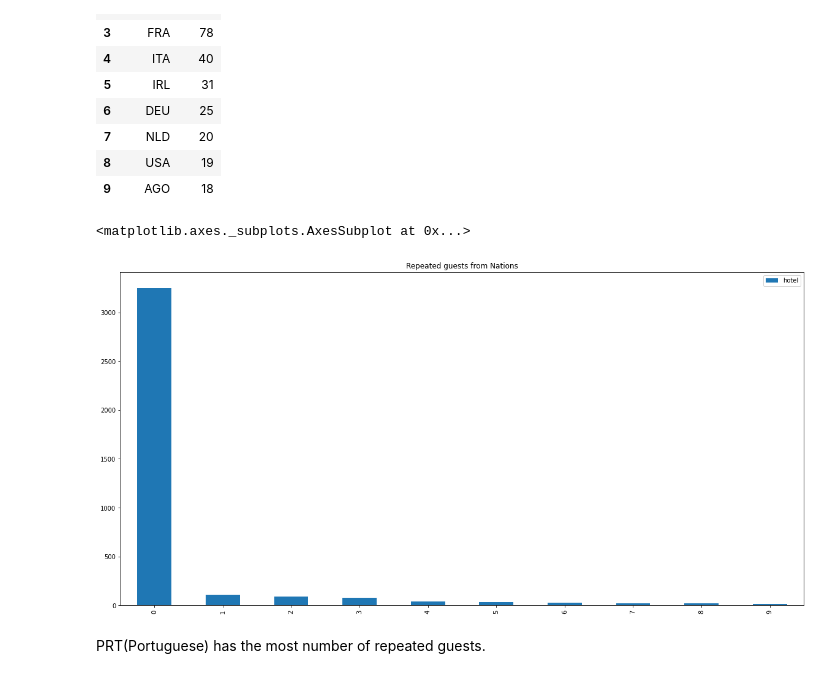
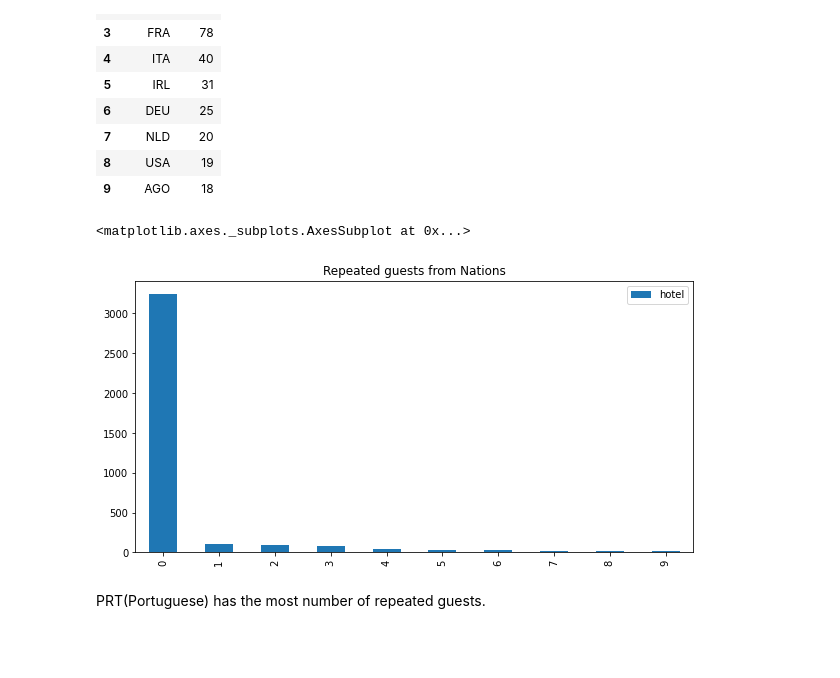
Before and after one commit to Ashik9576/Hotel-Booking-Analysis, a Jupyter notebook: Copy_of_Hotel_Booking_Analysis_Capstone_Project.ipynb, the cells around one changed output. Cells and saved outputs as stored; diff of their text form; code cells hidden in the pictures; blank space fills up the shorter version.

```diff
--- a/Copy_of_Hotel_Booking_Analysis_Capstone_Project.ipynb
+++ b/Copy_of_Hotel_Booking_Analysis_Capstone_Project.ipynb
@@ -293,9 +275,9 @@ repeated_guest
 | 8 | USA | 19 |
 | 9 | AGO | 18 |
 # %%
-repeated_guest.plot(kind='bar', figsize = (20,10), title = 'Repeated guests from Nations')
+repeated_guest.plot(kind='bar', figsize = (10,5), title = 'Repeated guests from Nations')
 # %% [output]
 <matplotlib.axes._subplots.AxesSubplot at 0x...>
-[figure, old version]
+[figure, new version]
 # %% [markdown]
 PRT(Portuguese) has the most number of repeated guests.
```
Also changed, not shown: parts of 12 cells of this notebook.
